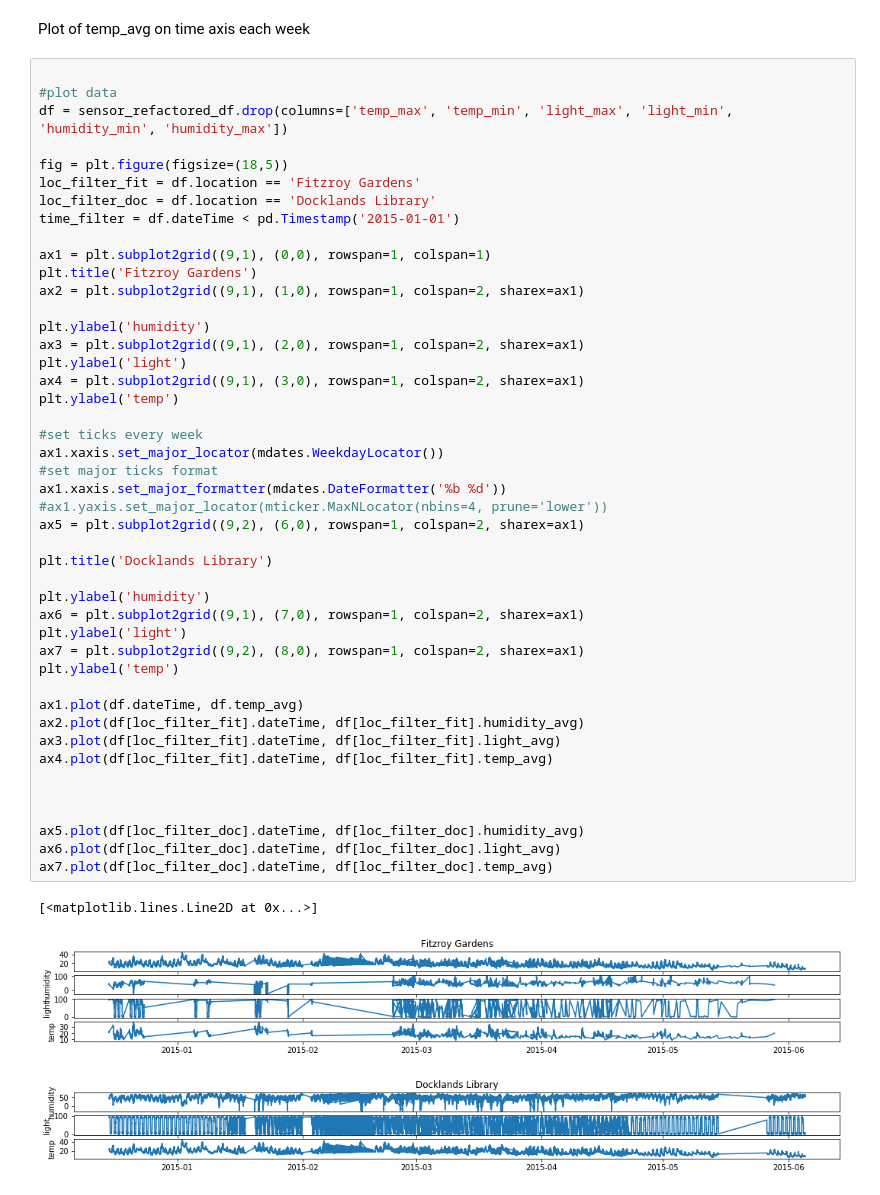
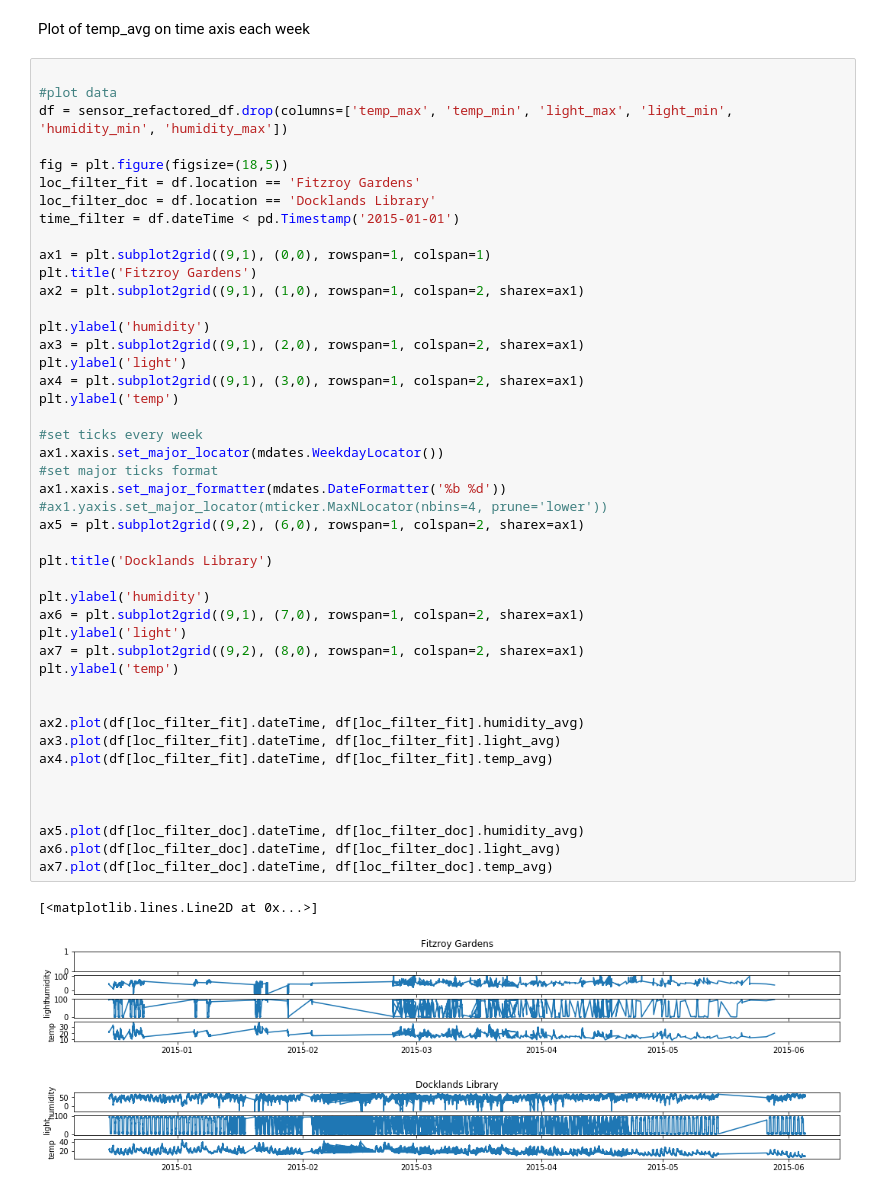
Before and after one commit to parikkap/prediktivAnalytic, a Jupyter notebook: PreskriptivAnalytikUppgift1.ipynb, the cells around one changed output. Drawn from its saved outputs; the diff is of its cells as text.

```diff
--- a/PreskriptivAnalytikUppgift1.ipynb
+++ b/PreskriptivAnalytikUppgift1.ipynb
@@ -175,32 +175,32 @@ ax3 = plt.subplot2grid((9,1), (2,0), rowspan=1, colspan=2, sharex=ax1)
 plt.ylabel('light')
 ax4 = plt.subplot2grid((9,1), (3,0), rowspan=1, colspan=2, sharex=ax1)
 plt.ylabel('temp')
 
 #set ticks every week
 ax1.xaxis.set_major_locator(mdates.WeekdayLocator())
 #set major ticks format
 ax1.xaxis.set_major_formatter(mdates.DateFormatter('%b %d'))
 #ax1.yaxis.set_major_locator(mticker.MaxNLocator(nbins=4, prune='lower'))
 ax5 = plt.subplot2grid((9,2), (6,0), rowspan=1, colspan=2, sharex=ax1)
 
 plt.title('Docklands Library')
 
 plt.ylabel('humidity')
 ax6 = plt.subplot2grid((9,1), (7,0), rowspan=1, colspan=2, sharex=ax1)
 plt.ylabel('light')
 ax7 = plt.subplot2grid((9,2), (8,0), rowspan=1, colspan=2, sharex=ax1)
 plt.ylabel('temp')
 
-ax1.plot(df.dateTime, df.temp_avg)
+
 ax2.plot(df[loc_filter_fit].dateTime, df[loc_filter_fit].humidity_avg)
 ax3.plot(df[loc_filter_fit].dateTime, df[loc_filter_fit].light_avg)
 ax4.plot(df[loc_filter_fit].dateTime, df[loc_filter_fit].temp_avg)
 
 
 
 ax5.plot(df[loc_filter_doc].dateTime, df[loc_filter_doc].humidity_avg)
 ax6.plot(df[loc_filter_doc].dateTime, df[loc_filter_doc].light_avg)
 ax7.plot(df[loc_filter_doc].dateTime, df[loc_filter_doc].temp_avg)
 # %% [output]
 [<matplotlib.lines.Line2D at 0x...>]
-[figure, old version]
+[figure, new version]
```
